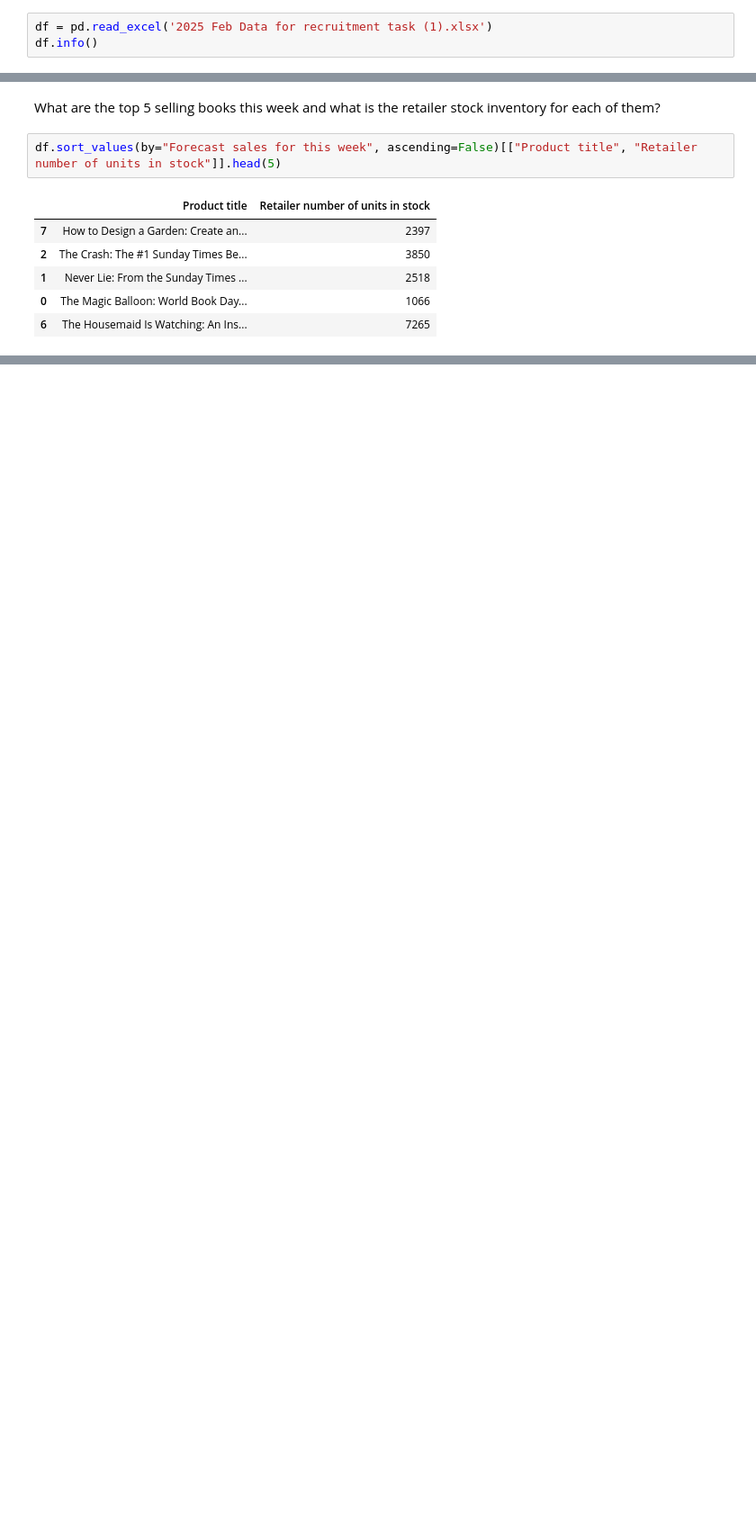
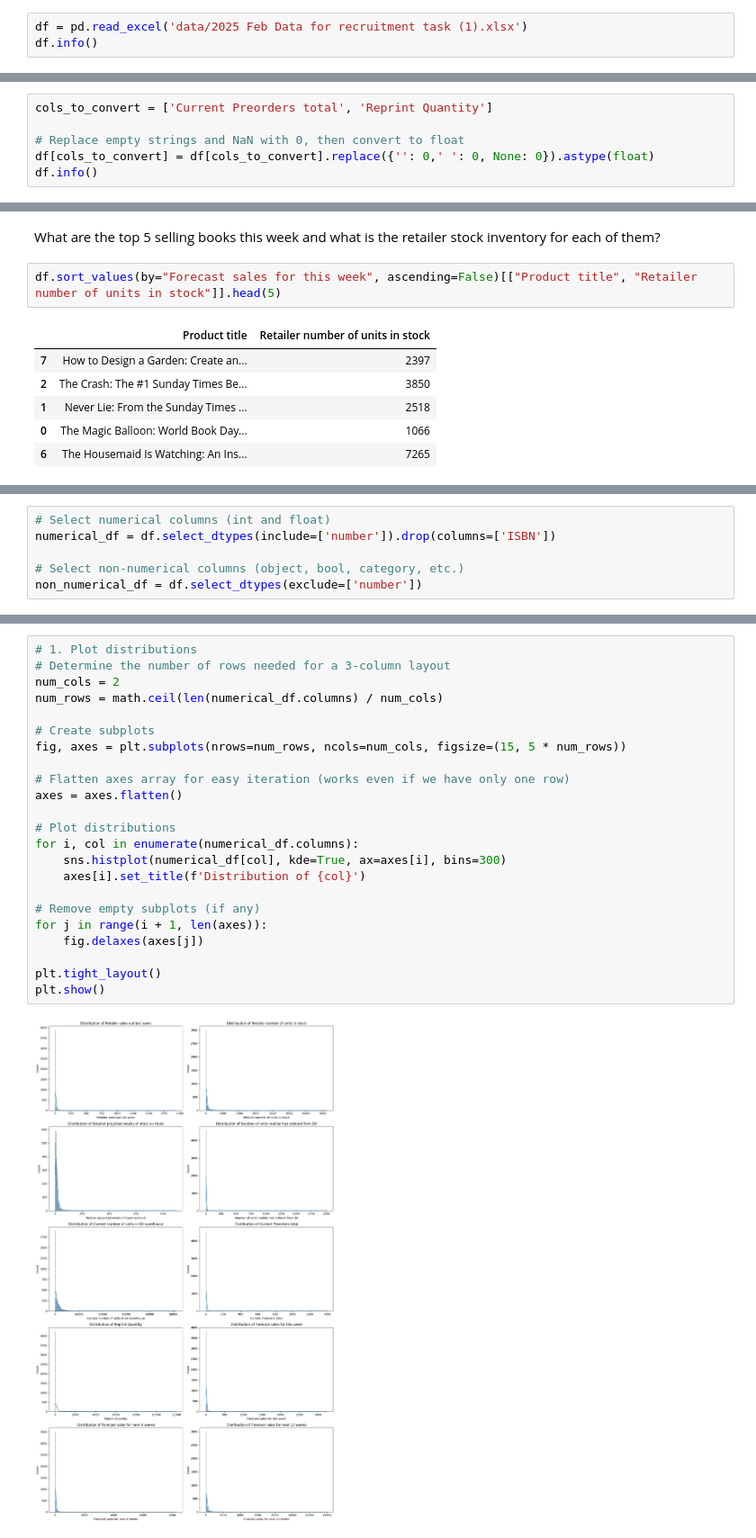
Before and after one commit to andrea-mar/books_dataset, a Jupyter notebook: dk.ipynb, the cells around one changed output, grey strips where cells are left out. Shown at 90% size. Saved outputs shown, nothing was run; the diff lists cells and outputs as text; blank space fills up the shorter version.

```diff
--- a/dk.ipynb
+++ b/dk.ipynb
@@ -11,5 +14,5 @@ from datetime import datetime, timedelta
 # %%
-df = pd.read_excel('2025 Feb Data for recruitment task (1).xlsx')
+df = pd.read_excel('data/2025 Feb Data for recruitment task (1).xlsx')
 df.info()
 # %% [output]
 <class 'pandas.core.frame.DataFrame'>
@@ -43,0 +107,6 @@ df.columns = df.columns.str.strip()  # Remove leading/trailing spaces
+# %%
+cols_to_convert = ['Current Preorders total', 'Reprint Quantity']
+
+# Replace empty strings and NaN with 0, then convert to float
+df[cols_to_convert] = df[cols_to_convert].replace({'': 0,' ': 0, None: 0}).astype(float)
+df.info()
@@ -141,0 +250,6 @@ df.sort_values(by="Forecast sales for this week", ascending=False)[["Product tit
+# %%
+# Select numerical columns (int and float)
+numerical_df = df.select_dtypes(include=['number']).drop(columns=['ISBN'])
+
+# Select non-numerical columns (object, bool, category, etc.)
+non_numerical_df = df.select_dtypes(exclude=['number'])
@@ -141,0 +288,25 @@ df.sort_values(by="Forecast sales for this week", ascending=False)[["Product tit
+# %%
+# 1. Plot distributions
+# Determine the number of rows needed for a 3-column layout
+num_cols = 2
+num_rows = math.ceil(len(numerical_df.columns) / num_cols)
+
+# Create subplots
+fig, axes = plt.subplots(nrows=num_rows, ncols=num_cols, figsize=(15, 5 * num_rows))
+
+# Flatten axes array for easy iteration (works even if we have only one row)
+axes = axes.flatten()
+
+# Plot distributions
+for i, col in enumerate(numerical_df.columns):
+    sns.histplot(numerical_df[col], kde=True, ax=axes[i], bins=300)
+    axes[i].set_title(f'Distribution of {col}')
+
+# Remove empty subplots (if any)
+for j in range(i + 1, len(axes)):
+    fig.delaxes(axes[j])
+
+plt.tight_layout()
+plt.show()
+# %% [output]
+[figure, added]
```
Also changed, not shown: parts of 25 cells of this notebook, 5 other files.
